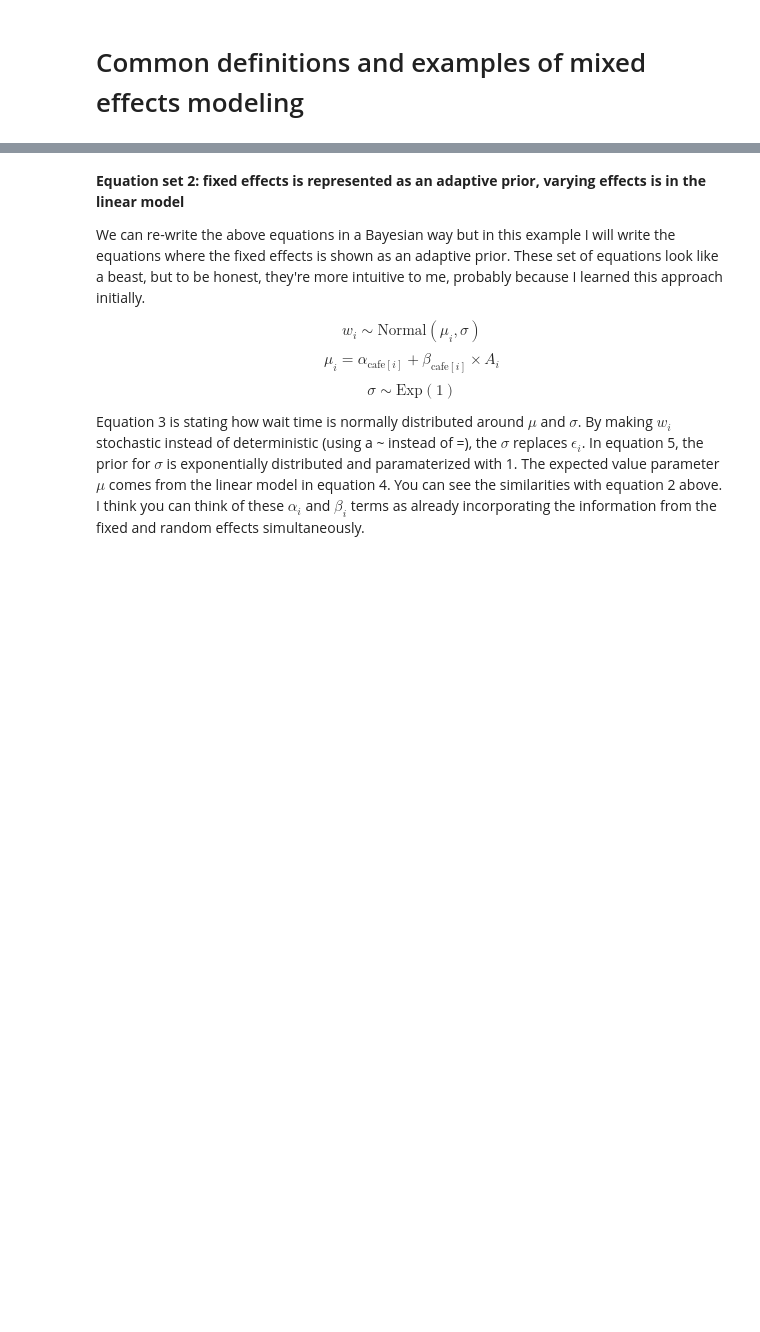
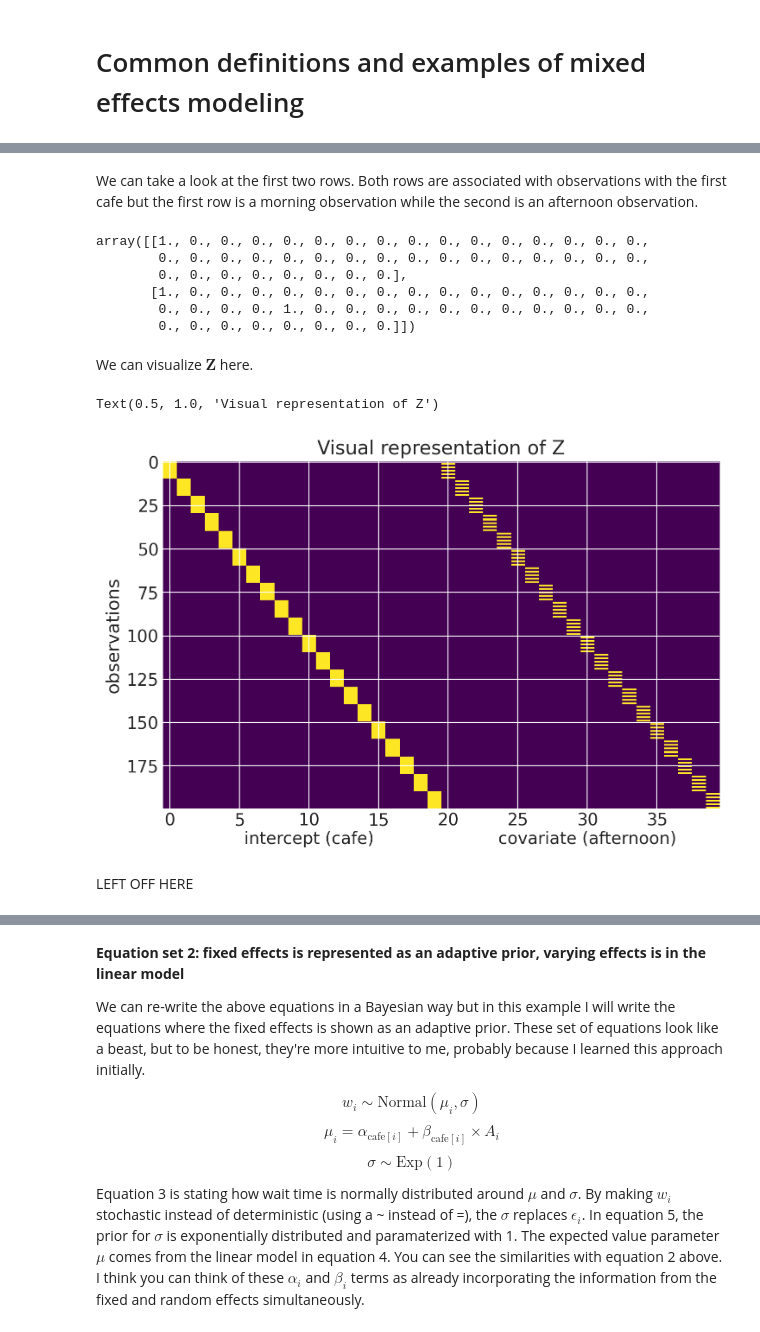
Before and after one commit to benslack19/stats_rethinking, a Jupyter notebook: blog_entries/mixed_effects_freqvsbayes_cafes.ipynb, the cells around one changed output, grey strips where cells are left out. Cells and saved outputs as stored; diff of their text form; code cells hidden in the pictures; blank space fills up the shorter version.

```diff
--- a/blog_entries/mixed_effects_freqvsbayes_cafes.ipynb
+++ b/blog_entries/mixed_effects_freqvsbayes_cafes.ipynb
@@ -169 +157,33 @@ The first two terms are written concisely in linear algebra form. Since we only
+# %%
+Z = np.zeros((200, 40))
+for i in df_cafes.index:
+    cafe = df_cafes.loc[i, 'cafe']
+    afternoon = df_cafes.loc[i, 'afternoon']
+    Z[i, cafe] = 1
+    Z[i, 20+cafe] = afternoon
+# %% [markdown]
+We can take a look at the first two rows. Both rows are associated with observations with the first cafe but the first row is a morning observation while the second is an afternoon observation.
+# %%
+# first two rows of Z
+Z[0:2, :]
+# %% [output]
+array([[1., 0., 0., 0., 0., 0., 0., 0., 0., 0., 0., 0., 0., 0., 0., 0.,
+        0., 0., 0., 0., 0., 0., 0., 0., 0., 0., 0., 0., 0., 0., 0., 0.,
+        0., 0., 0., 0., 0., 0., 0., 0.],
+       [1., 0., 0., 0., 0., 0., 0., 0., 0., 0., 0., 0., 0., 0., 0., 0.,
+        0., 0., 0., 0., 1., 0., 0., 0., 0., 0., 0., 0., 0., 0., 0., 0.,
+        0., 0., 0., 0., 0., 0., 0., 0.]])
+# %% [markdown]
+We can visualize $\textbf{Z}$ here.
+# %%
+plt.imshow(Z, aspect='auto')
+plt.text(10, 220, s='intercept (cafe)', ha='center', fontsize=14)
+plt.text(30, 220, s='covariate (afternoon)', ha='center', fontsize=14)
+plt.ylabel('observations')
+plt.title('Visual representation of Z')
+# %% [output]
+Text(0.5, 1.0, 'Visual representation of Z')
+[figure, added]
+# %% [markdown]
+LEFT OFF HERE
 # %% [markdown]
```
Also changed, not shown: parts of 12 cells of this notebook.
